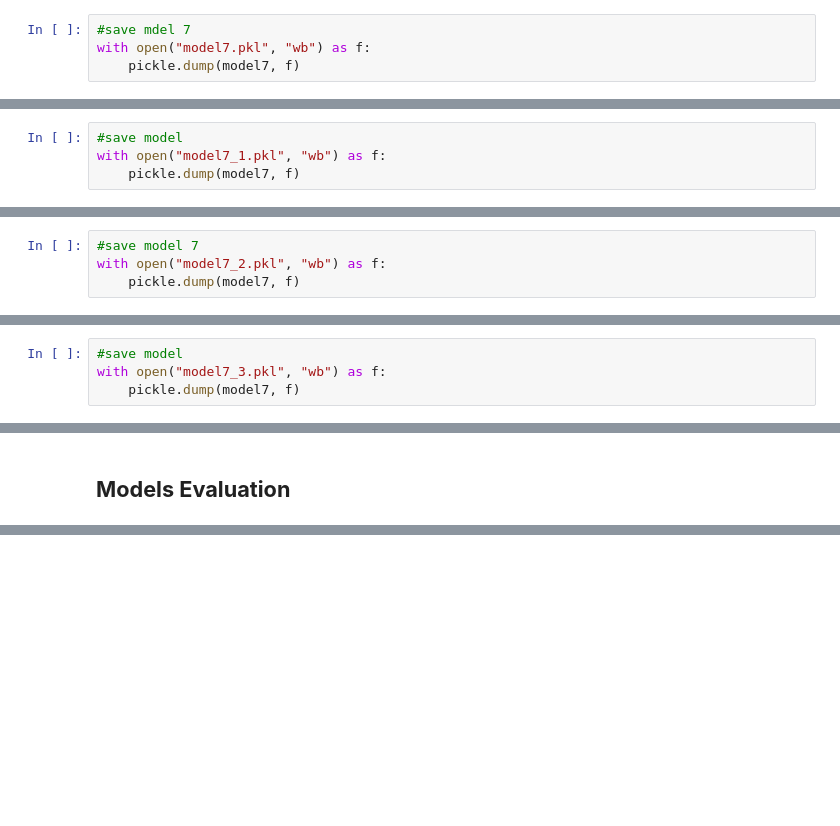
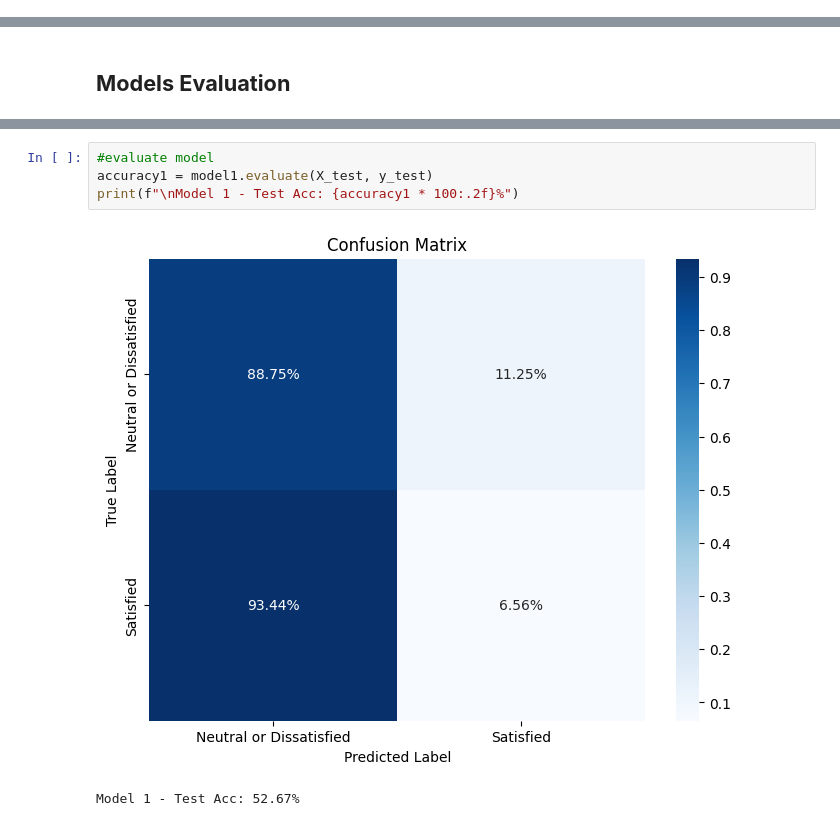
Before and after one commit to sleekyucee/programming4AI, a Jupyter notebook: Notebooks/Programming_and_Maths_INM702_CourseWork_TaskOne_Amua_U.ipynb, the cells around one changed output, grey strips where cells are left out. Drawn from its saved outputs; the diff is of its cells as text; blank space fills up the shorter version.

```diff
--- a/Notebooks/Programming_and_Maths_INM702_CourseWork_TaskOne_Amua_U.ipynb
+++ b/Notebooks/Programming_and_Maths_INM702_CourseWork_TaskOne_Amua_U.ipynb
@@ -2352,10 +2332,6 @@ Epoch 97/100, Train Loss: 0.5904, Val Loss: 0.5827, Train Acc: 0.8222, Val Acc:
 Epoch 98/100, Train Loss: 0.5859, Val Loss: 0.5820, Train Acc: 0.8226, Val Acc: 0.7038
 Epoch 99/100, Train Loss: 0.5846, Val Loss: 0.5814, Train Acc: 0.8231, Val Acc: 0.7052
 Epoch 100/100, Train Loss: 0.5837, Val Loss: 0.5806, Train Acc: 0.8232, Val Acc: 0.7061
-# %%
-#save mdel 7
-with open("model7.pkl", "wb") as f:
-    pickle.dump(model7, f)
 # %%
 #get model summary
 model7.model_summary()
@@ -2450,10 +2426,6 @@ Epoch 197/200, Train Loss: 0.4770, Val Loss: 0.5309, Train Acc: 0.8471, Val Acc:
 Epoch 198/200, Train Loss: 0.4789, Val Loss: 0.5309, Train Acc: 0.8472, Val Acc: 0.7477
 Epoch 199/200, Train Loss: 0.4750, Val Loss: 0.5307, Train Acc: 0.8473, Val Acc: 0.7478
 Epoch 200/200, Train Loss: 0.4784, Val Loss: 0.5307, Train Acc: 0.8474, Val Acc: 0.7479
-# %%
-#save model
-with open("model7_1.pkl", "wb") as f:
-    pickle.dump(model7, f)
 # %%
 #retrain model 7 a further 200 epochs
 epochs = 200
@@ -2490,10 +2462,6 @@ Epoch 197/200, Train Loss: 0.3620, Val Loss: 0.4868, Train Acc: 0.8820, Val Acc:
 Epoch 198/200, Train Loss: 0.3632, Val Loss: 0.4861, Train Acc: 0.8821, Val Acc: 0.7685
 Epoch 199/200, Train Loss: 0.3623, Val Loss: 0.4864, Train Acc: 0.8821, Val Acc: 0.7682
 Epoch 200/200, Train Loss: 0.3612, Val Loss: 0.4857, Train Acc: 0.8823, Val Acc: 0.7685
-# %%
-#save model 7
-with open("model7_2.pkl", "wb") as f:
-    pickle.dump(model7, f)
 # %%
 #retrain model 7 a further 200 epochs
 epochs = 200
@@ -2530,10 +2498,6 @@ Epoch 197/200, Train Loss: 0.3210, Val Loss: 0.4572, Train Acc: 0.8953, Val Acc:
 Epoch 198/200, Train Loss: 0.3217, Val Loss: 0.4569, Train Acc: 0.8955, Val Acc: 0.7858
 Epoch 199/200, Train Loss: 0.3204, Val Loss: 0.4569, Train Acc: 0.8955, Val Acc: 0.7858
 Epoch 200/200, Train Loss: 0.3200, Val Loss: 0.4569, Train Acc: 0.8956, Val Acc: 0.7856
-# %%
-#save model
-with open("model7_3.pkl", "wb") as f:
-    pickle.dump(model7, f)
 # %%
 #plot losses and accuracies
 model7.plot_loss_and_accuracy(historyM7)
@@ -2680,0 +2633,7 @@ test_df.columns
+# %%
+#evaluate model
+accuracy1 = model1.evaluate(X_test, y_test)
+print(f"\nModel 1 - Test Acc: {accuracy1 * 100:.2f}%")
+# %% [output]
+[figure, added]
+Model 1 - Test Acc: 52.67%
```
Also changed, not shown: parts of 49 cells of this notebook.
